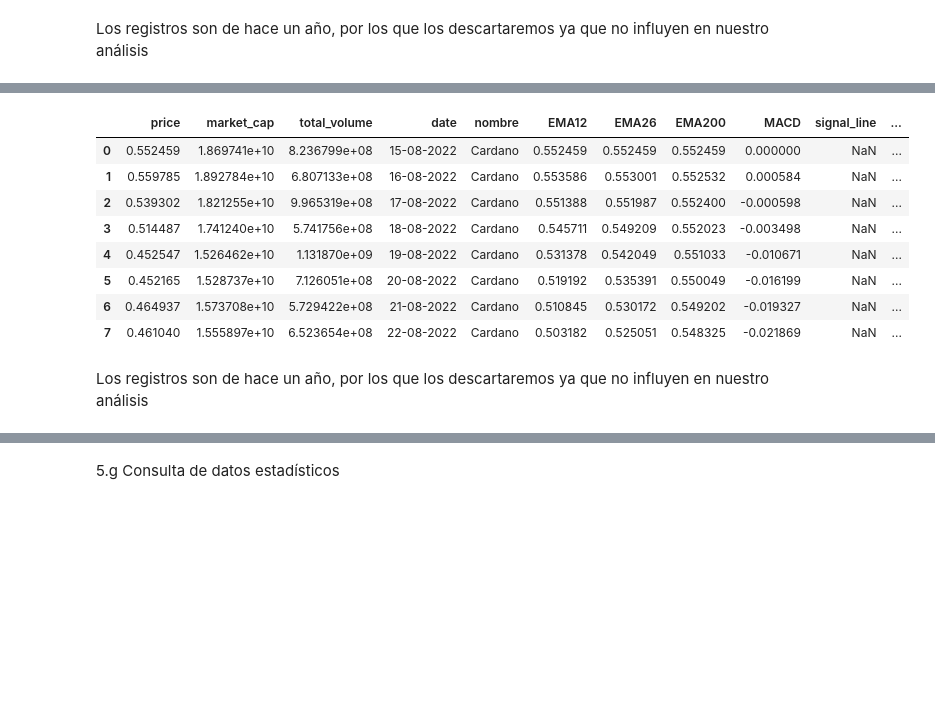
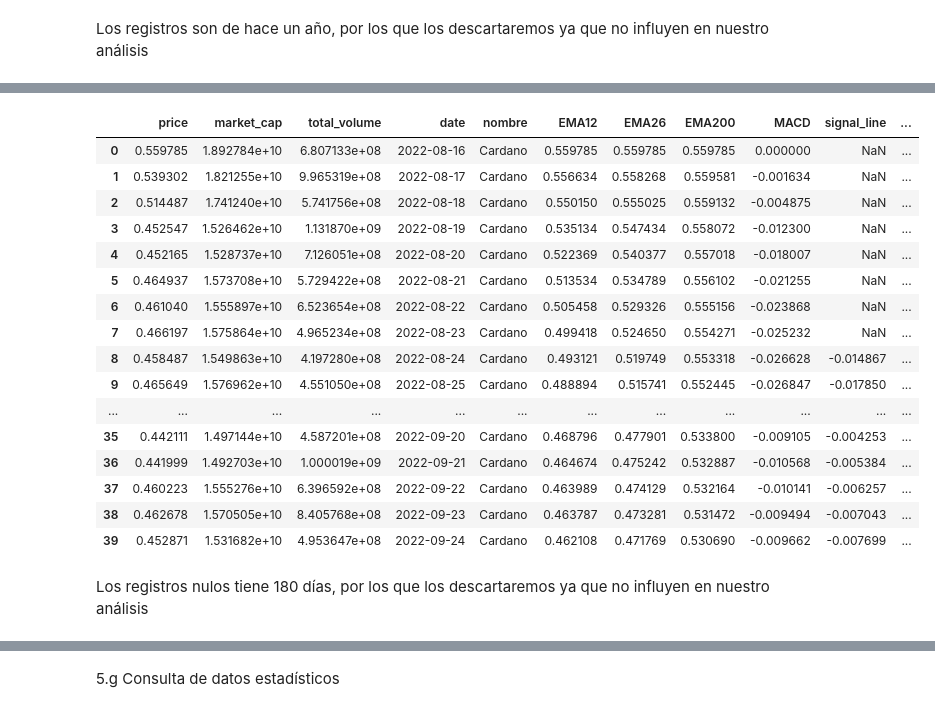
Before and after one commit to GLJaraBarth/2_Proyecto_Individual_DA, a Jupyter notebook: PI_Data_Analitycs_EDA.ipynb, the cells around one changed output, grey strips where cells are left out. Cells and saved outputs as stored; diff of their text form; code cells hidden in the pictures; blank space fills up the shorter version.

```diff
--- a/PI_Data_Analitycs_EDA.ipynb
+++ b/PI_Data_Analitycs_EDA.ipynb
@@ -151,3 +128,26 @@ def valorROI(df2,plazo):
+# %%
+def valorROI(df2, plazo):
+
+    # Convierte la columna 'date' a tipo datetime si no está en ese formato
+    df2['date'] = pd.to_datetime(df2['date'], dayfirst=True)
+
+    # Ordena el DataFrame por la columna 'date'
+    df2 = df_solana.sort_values(by='date')
+
+    # Calcula la diferencia de precio entre una fecha y el precio de 30 días antes
+    df2['gan'] = df2['price'] - df2['price'].shift(plazo)
+
+    # Elimina las filas con valores nulos resultantes del cálculo
+
+    #df2 = df2.dropna()
+
+    # Calcular el ROI
+    #ganancia = precio_actual - precio_hace_plazo
+    #costo = precio_hace_plazo
+
+    df2['roi'] = (df2['gan'] /df2['price'].shift(plazo)) * 100
+
+    return df2['roi']
 # %% [markdown]
 **3 - Definición de variables fecha y otras**
 # %%
@@ -1328,19 +1344,27 @@ dtype: int64
 # %%
 filas_nulas = df_cardano[df_cardano.isna().any(axis=1)]
 # %%
-filas_nulas.head(10)
+filas_nulas.head(40)
 # %% [output]
 |  | price | market_cap | total_volume | date | nombre | EMA12 | EMA26 | EMA200 | MACD | signal_line | ... |
-| 0 | 0.552459 | 1.869741e+10 | 8.236799e+08 | 15-08-2022 | Cardano | 0.552459 | 0.552459 | 0.552459 | 0.000000 | NaN | ... |
-| 1 | 0.559785 | 1.892784e+10 | 6.807133e+08 | 16-08-2022 | Cardano | 0.553586 | 0.553001 | 0.552532 | 0.000584 | NaN | ... |
-| 2 | 0.539302 | 1.821255e+10 | 9.965319e+08 | 17-08-2022 | Cardano | 0.551388 | 0.551987 | 0.552400 | -0.000598 | NaN | ... |
-| 3 | 0.514487 | 1.741240e+10 | 5.741756e+08 | 18-08-2022 | Cardano | 0.545711 | 0.549209 | 0.552023 | -0.003498 | NaN | ... |
-| 4 | 0.452547 | 1.526462e+10 | 1.131870e+09 | 19-08-2022 | Cardano | 0.531378 | 0.542049 | 0.551033 | -0.010671 | NaN | ... |
-| 5 | 0.452165 | 1.528737e+10 | 7.126051e+08 | 20-08-2022 | Cardano | 0.519192 | 0.535391 | 0.550049 | -0.016199 | NaN | ... |
-| 6 | 0.464937 | 1.573708e+10 | 5.729422e+08 | 21-08-2022 | Cardano | 0.510845 | 0.530172 | 0.549202 | -0.019327 | NaN | ... |
-| 7 | 0.461040 | 1.555897e+10 | 6.523654e+08 | 22-08-2022 | Cardano | 0.503182 | 0.525051 | 0.548325 | -0.021869 | NaN | ... |
+| 0 | 0.559785 | 1.892784e+10 | 6.807133e+08 | 2022-08-16 | Cardano | 0.559785 | 0.559785 | 0.559785 | 0.000000 | NaN | ... |
+| 1 | 0.539302 | 1.821255e+10 | 9.965319e+08 | 2022-08-17 | Cardano | 0.556634 | 0.558268 | 0.559581 | -0.001634 | NaN | ... |
+| 2 | 0.514487 | 1.741240e+10 | 5.741756e+08 | 2022-08-18 | Cardano | 0.550150 | 0.555025 | 0.559132 | -0.004875 | NaN | ... |
+| 3 | 0.452547 | 1.526462e+10 | 1.131870e+09 | 2022-08-19 | Cardano | 0.535134 | 0.547434 | 0.558072 | -0.012300 | NaN | ... |
+| 4 | 0.452165 | 1.528737e+10 | 7.126051e+08 | 2022-08-20 | Cardano | 0.522369 | 0.540377 | 0.557018 | -0.018007 | NaN | ... |
+| 5 | 0.464937 | 1.573708e+10 | 5.729422e+08 | 2022-08-21 | Cardano | 0.513534 | 0.534789 | 0.556102 | -0.021255 | NaN | ... |
+| 6 | 0.461040 | 1.555897e+10 | 6.523654e+08 | 2022-08-22 | Cardano | 0.505458 | 0.529326 | 0.555156 | -0.023868 | NaN | ... |
+| 7 | 0.466197 | 1.575864e+10 | 4.965234e+08 | 2022-08-23 | Cardano | 0.499418 | 0.524650 | 0.554271 | -0.025232 | NaN | ... |
+| 8 | 0.458487 | 1.549863e+10 | 4.197280e+08 | 2022-08-24 | Cardano | 0.493121 | 0.519749 | 0.553318 | -0.026628 | -0.014867 | ... |
+| 9 | 0.465649 | 1.576962e+10 | 4.551050e+08 | 2022-08-25 | Cardano | 0.488894 | 0.515741 | 0.552445 | -0.026847 | -0.017850 | ... |
+| ... | ... | ... | ... | ... | ... | ... | ... | ... | ... | ... | ... |
+| 35 | 0.442111 | 1.497144e+10 | 4.587201e+08 | 2022-09-20 | Cardano | 0.468796 | 0.477901 | 0.533800 | -0.009105 | -0.004253 | ... |
+| 36 | 0.441999 | 1.492703e+10 | 1.000019e+09 | 2022-09-21 | Cardano | 0.464674 | 0.475242 | 0.532887 | -0.010568 | -0.005384 | ... |
+| 37 | 0.460223 | 1.555276e+10 | 6.396592e+08 | 2022-09-22 | Cardano | 0.463989 | 0.474129 | 0.532164 | -0.010141 | -0.006257 | ... |
+| 38 | 0.462678 | 1.570505e+10 | 8.405768e+08 | 2022-09-23 | Cardano | 0.463787 | 0.473281 | 0.531472 | -0.009494 | -0.007043 | ... |
+| 39 | 0.452871 | 1.531682e+10 | 4.953647e+08 | 2022-09-24 | Cardano | 0.462108 | 0.471769 | 0.530690 | -0.009662 | -0.007699 | ... |
 # %% [markdown]
-Los registros son de hace un año, por los que los descartaremos ya que no influyen en nuestro análisis
+Los registros nulos tiene 180 días, por los que los descartaremos ya que no influyen en nuestro análisis
 # %%
 df_avalanche.isna().sum()
 # %% [output]
```
Also changed, not shown: parts of 137 cells of this notebook.
